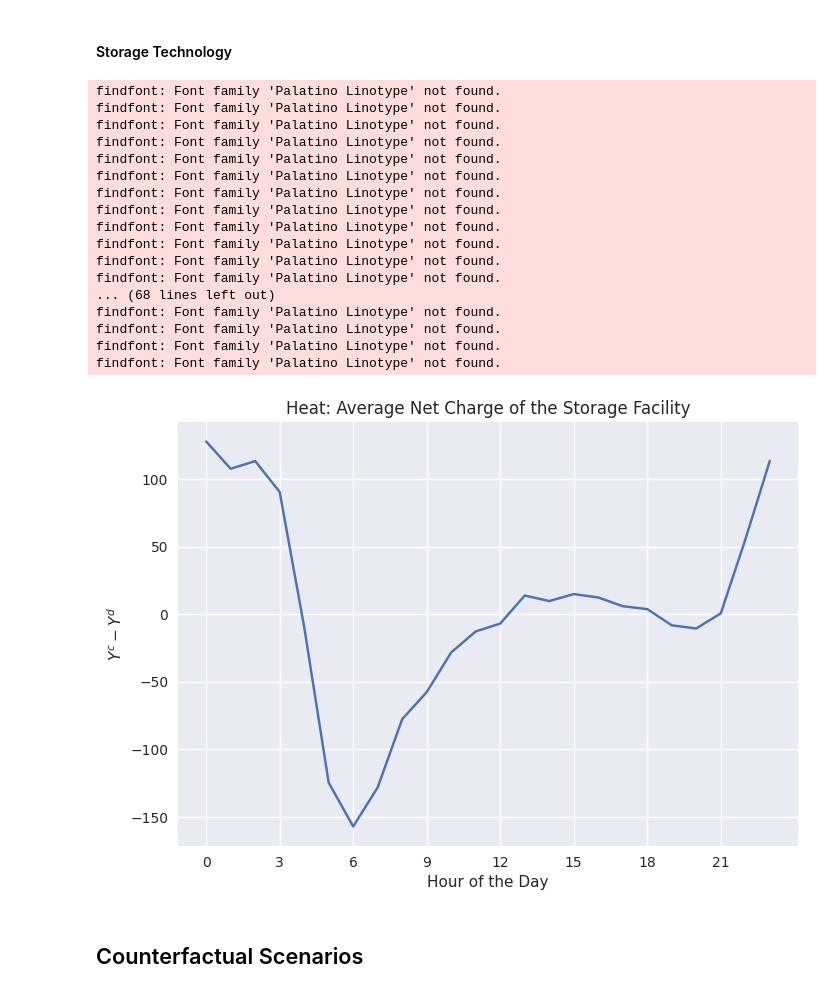
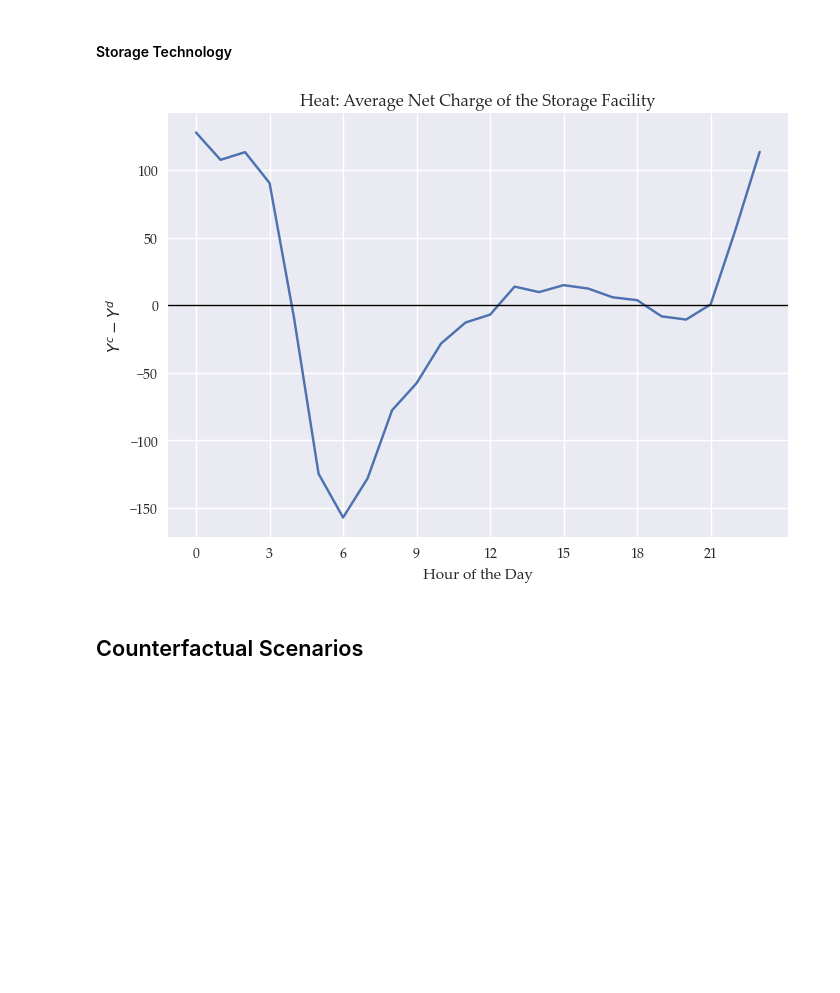
Before and after one commit to marcherger/EnergyEconGroupWork, a Jupyter notebook: Analysis_mBasicPH_storage.ipynb, the cells around one changed output. Saved outputs shown, nothing was run; the diff lists cells and outputs as text; code cells hidden in the pictures; blank space fills up the shorter version.

Commit message:
plotting

```diff
--- a/Analysis_mBasicPH_storage.ipynb
+++ b/Analysis_mBasicPH_storage.ipynb
@@ -478,42 +374,26 @@ findfont: Font family 'Palatino Linotype' not found.
 # %%
 # Make dataframe
 charge = (base_db['charge_H'].droplevel('id')).to_frame(name='charge')
 discharge = (base_db['discharge_H'].droplevel('id')).to_frame(name='discharge')
 
 df_Y = pd.concat([charge, discharge], axis=0).groupby('h').agg('sum')
 df_Y['result_column'] = df_Y['charge'] - df_Y['discharge']
 
 # Make new dataframe with time mappings
 df = df_Y['result_column'].reset_index().merge(base_db['h2HourOfTheDay'].to_frame(index=False))
 df = df.drop(columns=['h'])
 
 # Make plot
 fig, ax = plt.subplots()
 df.groupby('HourOfTheDay').mean().plot(xlabel='Hour of the Day', ylabel=r'$Y^c - Y^d$', ax=ax, legend=False)
 hs2HourOfTheDay= np.arange(start=0, stop=23, step=3)
+ax.axhline(y=0, color='black', linewidth=1, linestyle='-')
 plt.xticks(hs2HourOfTheDay,hs2HourOfTheDay)
 plt.title('Heat: Average Net Charge of the Storage Facility')
 plt.savefig('baseline_hourly_net_charge_H_plot.png')
 plt.show()
 # %% [output]
-findfont: Font family 'Palatino Linotype' not found.
-findfont: Font family 'Palatino Linotype' not found.
-findfont: Font family 'Palatino Linotype' not found.
-findfont: Font family 'Palatino Linotype' not found.
-findfont: Font family 'Palatino Linotype' not found.
-findfont: Font family 'Palatino Linotype' not found.
-findfont: Font family 'Palatino Linotype' not found.
-findfont: Font family 'Palatino Linotype' not found.
-findfont: Font family 'Palatino Linotype' not found.
-findfont: Font family 'Palatino Linotype' not found.
-findfont: Font family 'Palatino Linotype' not found.
-findfont: Font family 'Palatino Linotype' not found.
-... (68 lines left out)
-findfont: Font family 'Palatino Linotype' not found.
-findfont: Font family 'Palatino Linotype' not found.
-findfont: Font family 'Palatino Linotype' not found.
-findfont: Font family 'Palatino Linotype' not found.
-[figure, old version]
+[figure, new version]
 # %%
 # Save as df
 charge_df = base_db['charge_H'].to_frame().reset_index().rename(columns={0: 'charge'})
```
Also changed, not shown: parts of 39 cells of this notebook, 10 other files.
